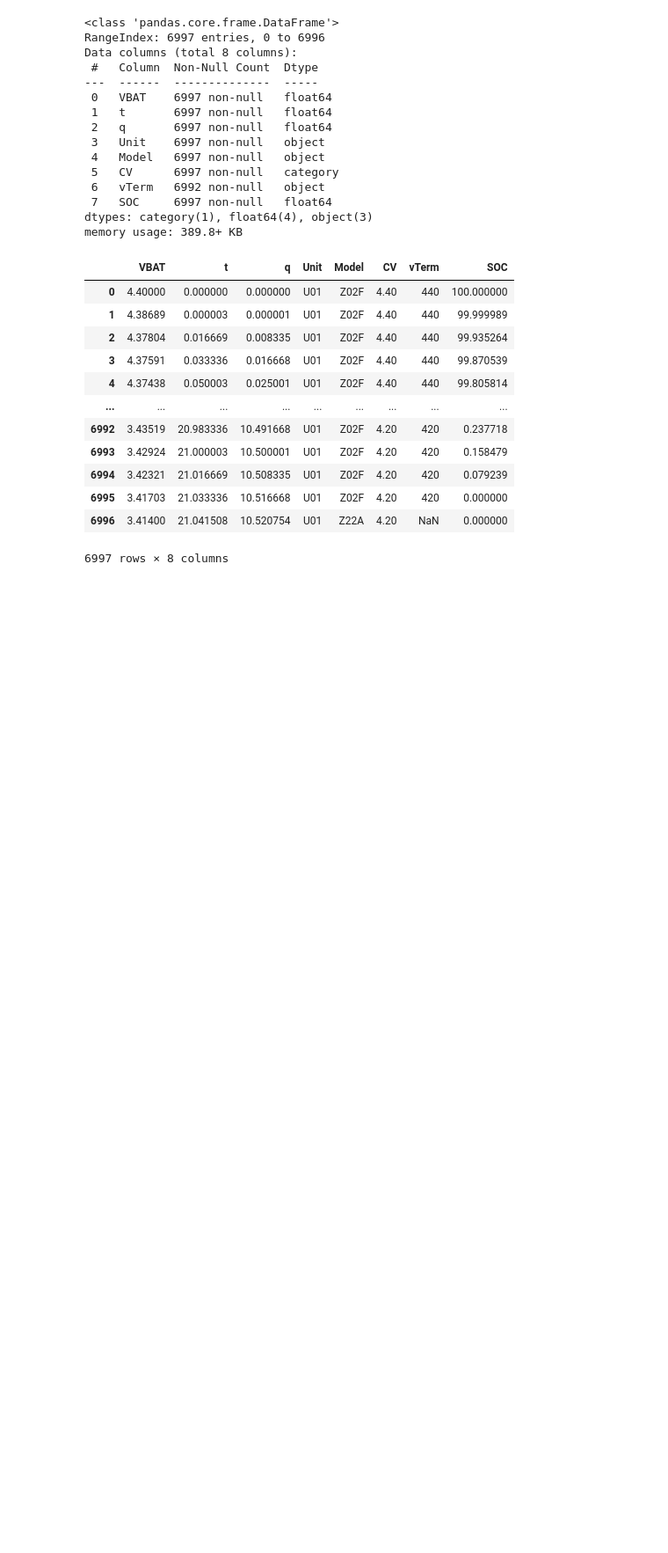
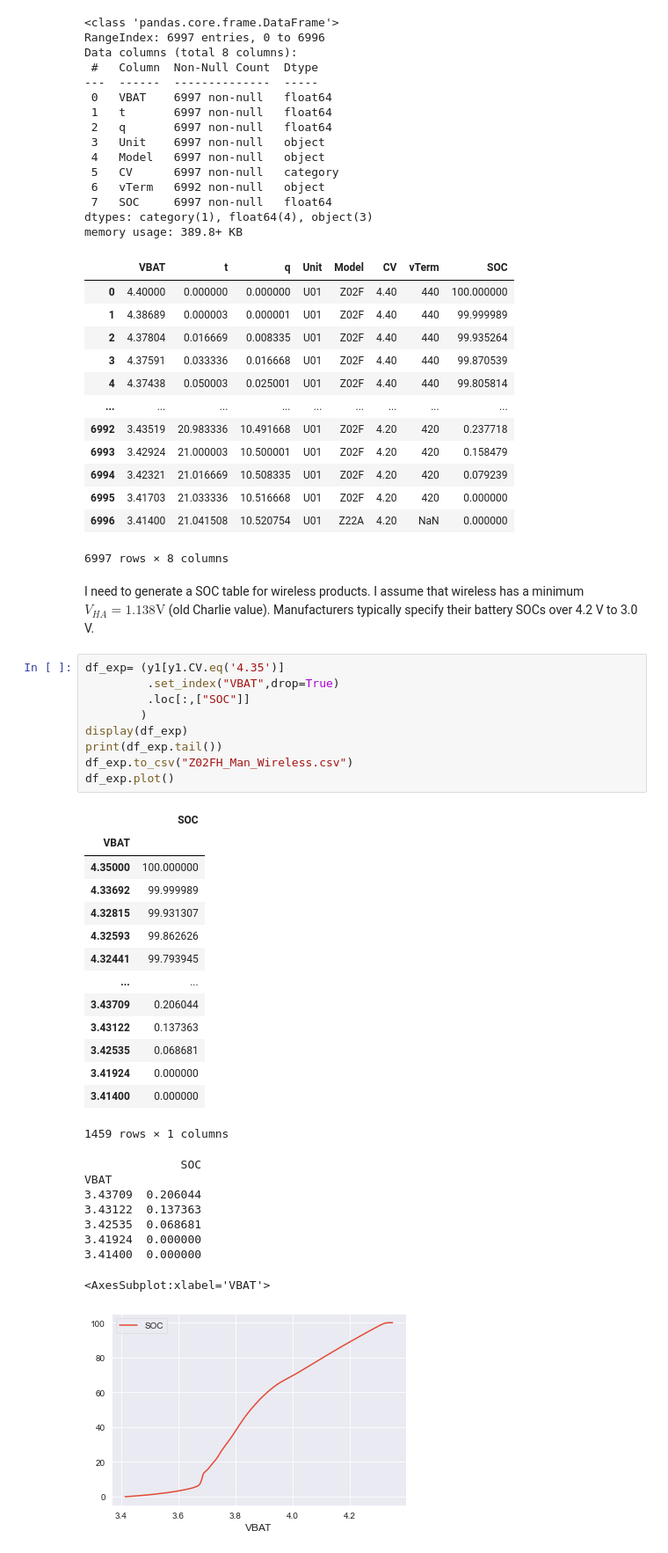
Before and after one commit to ziggle/BatteryDischargeQuickLookReport, a Jupyter notebook: Z02FH-Styled.ipynb, the cells around one changed output. Shown: that part at 88% size. Drawn from its saved outputs; the diff is of its cells as text; blank space fills up the shorter version.

```diff
--- a/Z02FH-Styled.ipynb
+++ b/Z02FH-Styled.ipynb
@@ -548,6 +574,41 @@ memory usage: 389.8+ KB
 | 6995 | 3.41703 | 21.033336 | 10.516668 | U01 | Z02F | 4.20 | 420 | 0.000000 |
 | 6996 | 3.41400 | 21.041508 | 10.520754 | U01 | Z22A | 4.20 | NaN | 0.000000 |
 6997 rows × 8 columns
+# %% [markdown]
+I need to generate a SOC table for wireless products. I assume that wireless has a minimum $V_{HA}=1.138\text{V}$ (old Charlie value). Manufacturers typically specify their battery SOCs over 4.2 V to 3.0 V.
+# %%
+df_exp= (y1[y1.CV.eq('4.35')]
+         .set_index("VBAT",drop=True)
+         .loc[:,["SOC"]]
+        )
+display(df_exp)
+print(df_exp.tail())
+df_exp.to_csv("Z02FH_Man_Wireless.csv")
+df_exp.plot()
+# %% [output]
+|  | SOC |
+| VBAT |  |
+| 4.35000 | 100.000000 |
+| 4.33692 | 99.999989 |
+| 4.32815 | 99.931307 |
+| 4.32593 | 99.862626 |
+| 4.32441 | 99.793945 |
+| ... | ... |
+| 3.43709 | 0.206044 |
+| 3.43122 | 0.137363 |
+| 3.42535 | 0.068681 |
+| 3.41924 | 0.000000 |
+| 3.41400 | 0.000000 |
+1459 rows × 1 columns
+              SOC
+VBAT
+3.43709  0.206044
+3.43122  0.137363
+3.42535  0.068681
+3.41924  0.000000
+3.41400  0.000000
+<AxesSubplot:xlabel='VBAT'>
+[figure, added]
 # %%
 sns.set_style("darkgrid")
 # Define your custom colors
```
Also changed, not shown: parts of 15 cells of this notebook.
